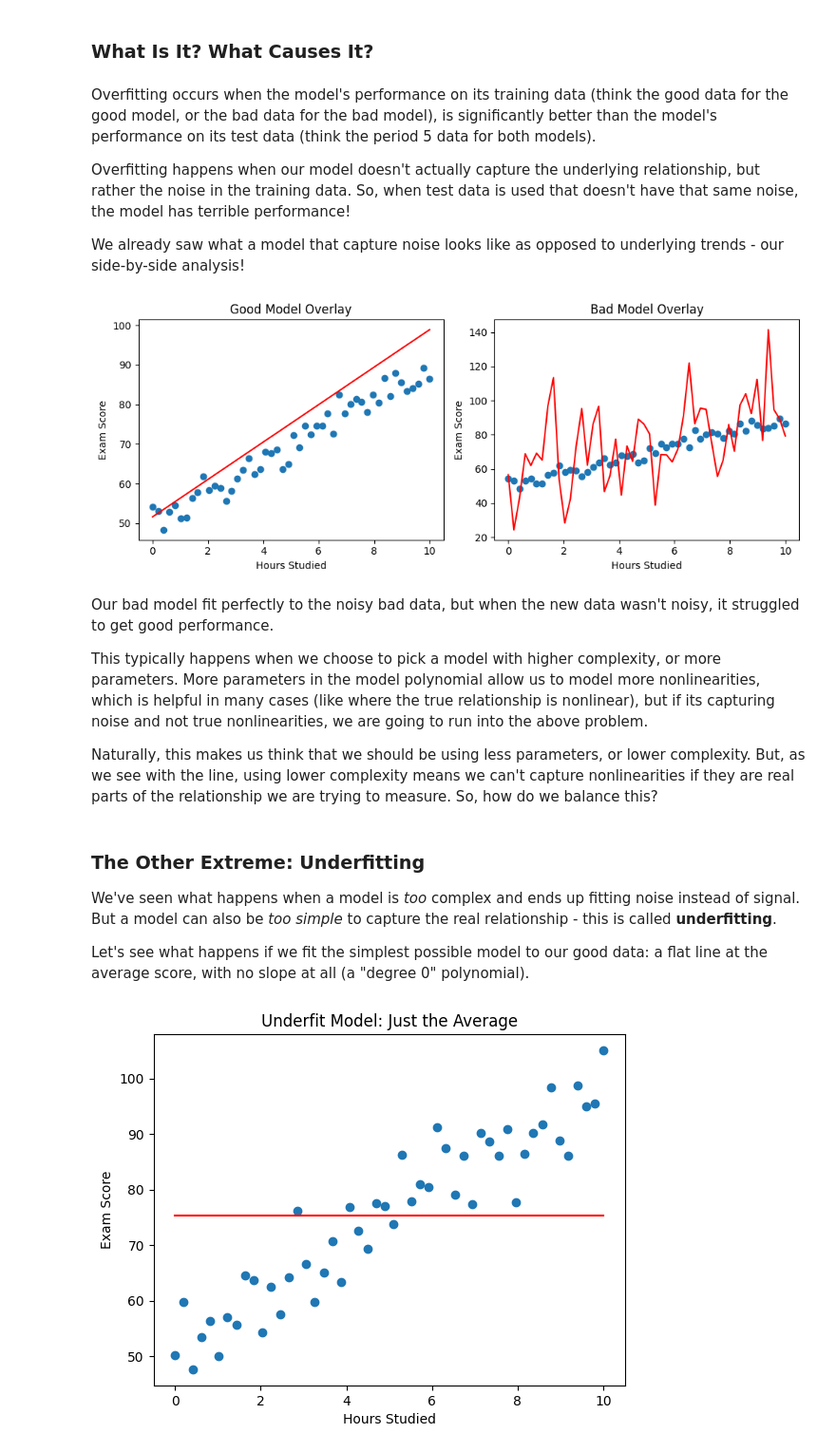
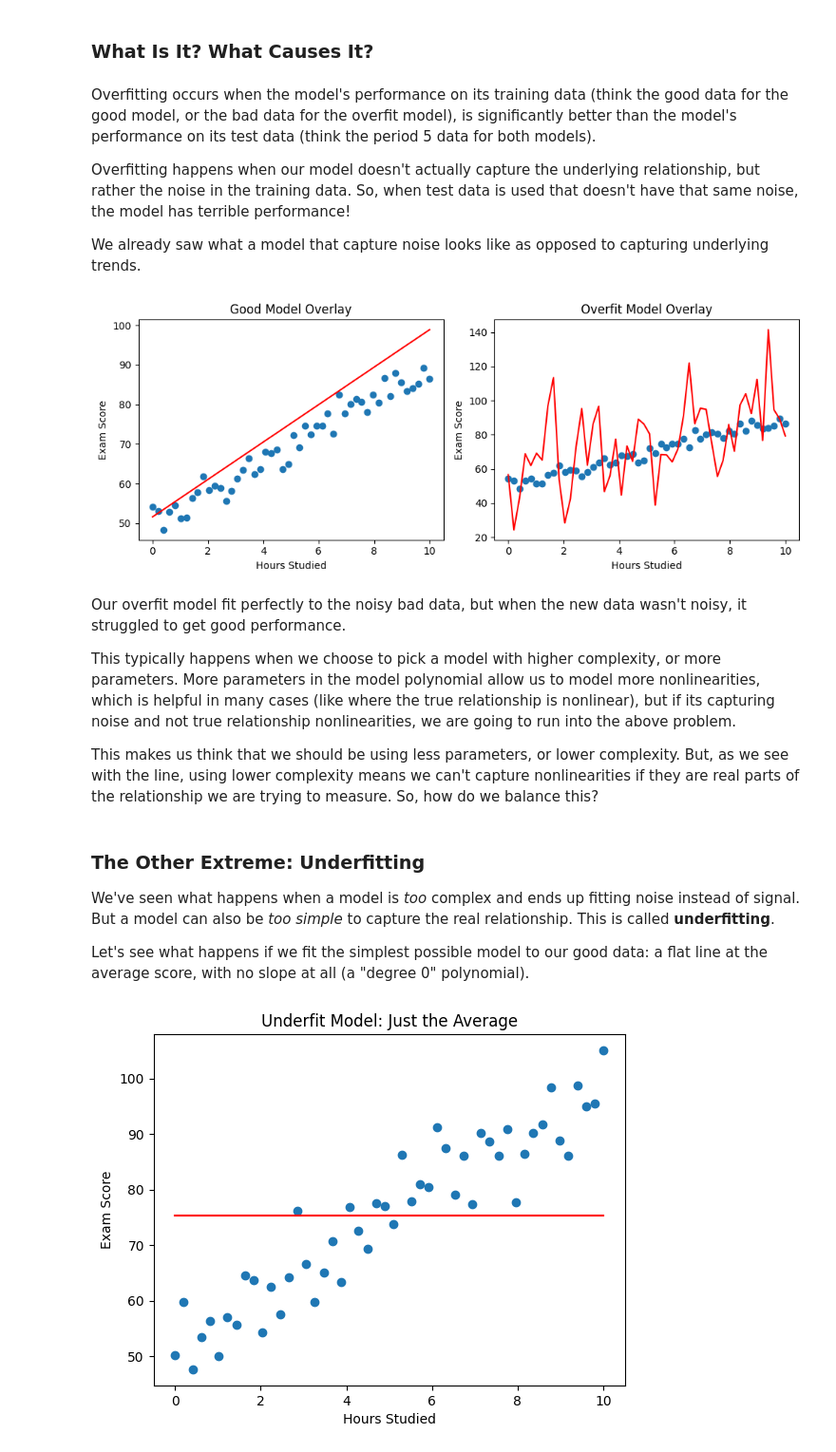
Before and after one commit to nickmelamed/mortorq_instruction, a Jupyter notebook: ml_resources/ml_primer/02-generalizability.ipynb, the cells around one changed output. Shown at 95% size. Drawn from its saved outputs; the diff is of its cells as text; code cells hidden in the pictures.

```diff
--- a/ml_resources/ml_primer/02-generalizability.ipynb
+++ b/ml_resources/ml_primer/02-generalizability.ipynb
@@ -199,44 +195,44 @@ This illustrates the importance of having good data! It allows us to predict mod
 # %% [markdown]
 ### What Is It? What Causes It?
 # %% [markdown]
-Overfitting occurs when the model's performance on its training data (think the good data for the good model, or the bad data for the bad model), is significantly better than the model's performance on its test data (think the period 5 data for both models).
+Overfitting occurs when the model's performance on its training data (think the good data for the good model, or the bad data for the overfit model), is significantly better than the model's performance on its test data (think the period 5 data for both models).
 
 Overfitting happens when our model doesn't actually capture the underlying relationship, but rather the noise in the training data. So, when test data is used that doesn't have that same noise, the model has terrible performance!
 
-We already saw what a model that capture noise looks like as opposed to underlying trends - our side-by-side analysis!
+We already saw what a model that capture noise looks like as opposed to capturing underlying trends.
 # %%
 # copying over side by side comparison
 
 plt.figure(figsize=(10, 4))
 
 plt.subplot(1, 2, 1)
 plt.scatter(hours, scores_new)
 plt.plot(hours, y_fit_good, color = 'red')
 plt.title("Good Model Overlay")
 plt.xlabel("Hours Studied")
 plt.ylabel("Exam Score")
 
 plt.subplot(1, 2, 2)
 plt.scatter(hours, scores_new)
 plt.plot(hours, y_fit_overfit, color = 'red')
-plt.title("Bad Model Overlay")
+plt.title("Overfit Model Overlay")
 plt.xlabel("Hours Studied")
 plt.ylabel("Exam Score")
 
 plt.tight_layout()
 plt.show()
 # %% [output]
-[figure, old version]
+[figure, new version]
 # %% [markdown]
-Our bad model fit perfectly to the noisy bad data, but when the new data wasn't noisy, it struggled to get good performance.
+Our overfit model fit perfectly to the noisy bad data, but when the new data wasn't noisy, it struggled to get good performance.
 
-This typically happens when we choose to pick a model with higher complexity, or more parameters. More parameters in the model polynomial allow us to model more nonlinearities, which is helpful in many cases (like where the true relationship is nonlinear), but if its capturing noise and not true nonlinearities, we are going to run into the above problem.
+This typically happens when we choose to pick a model with higher complexity, or more parameters. More parameters in the model polynomial allow us to model more nonlinearities, which is helpful in many cases (like where the true relationship is nonlinear), but if its capturing noise and not true relationship nonlinearities, we are going to run into the above problem.
 
-Naturally, this makes us think that we should be using less parameters, or lower complexity. But, as we see with the line, using lower complexity means we can't capture nonlinearities if they are real parts of the relationship we are trying to measure. So, how do we balance this?
+This makes us think that we should be using less parameters, or lower complexity. But, as we see with the line, using lower complexity means we can't capture nonlinearities if they are real parts of the relationship we are trying to measure. So, how do we balance this?
 # %% [markdown]
 ### The Other Extreme: Underfitting
 
-We've seen what happens when a model is *too* complex and ends up fitting noise instead of signal. But a model can also be *too simple* to capture the real relationship - this is called **underfitting**.
+We've seen what happens when a model is *too* complex and ends up fitting noise instead of signal. But a model can also be *too simple* to capture the real relationship. This is called **underfitting**.
 
 Let's see what happens if we fit the simplest possible model to our good data: a flat line at the average score, with no slope at all (a "degree 0" polynomial).
 # %%
```
Also changed, not shown: parts of 22 cells of this notebook, 5 other files.
